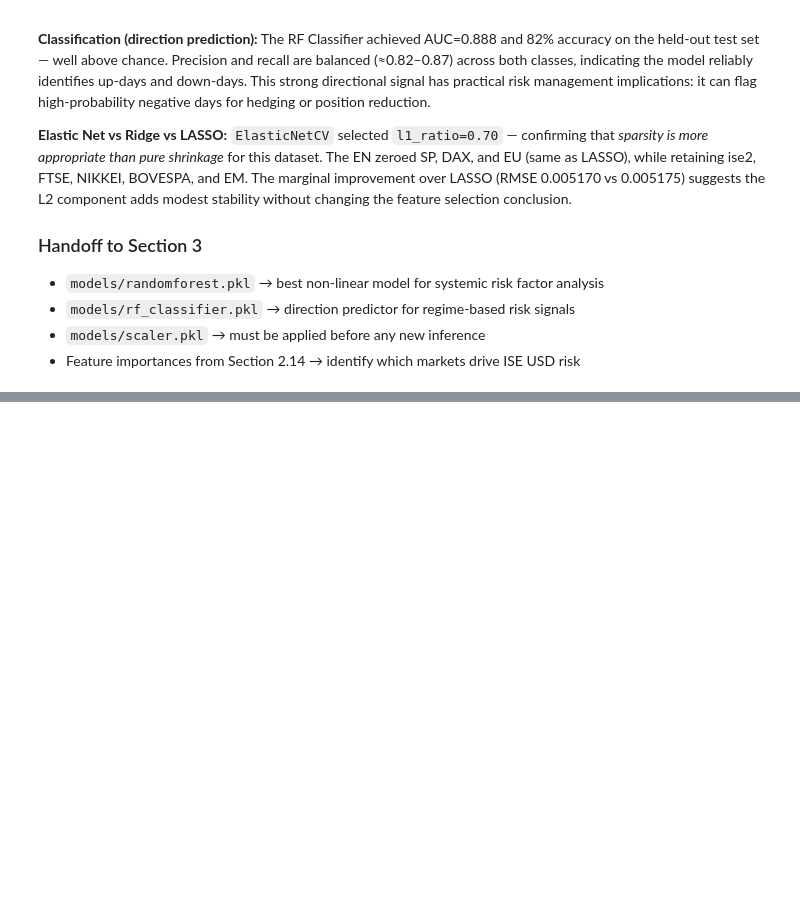
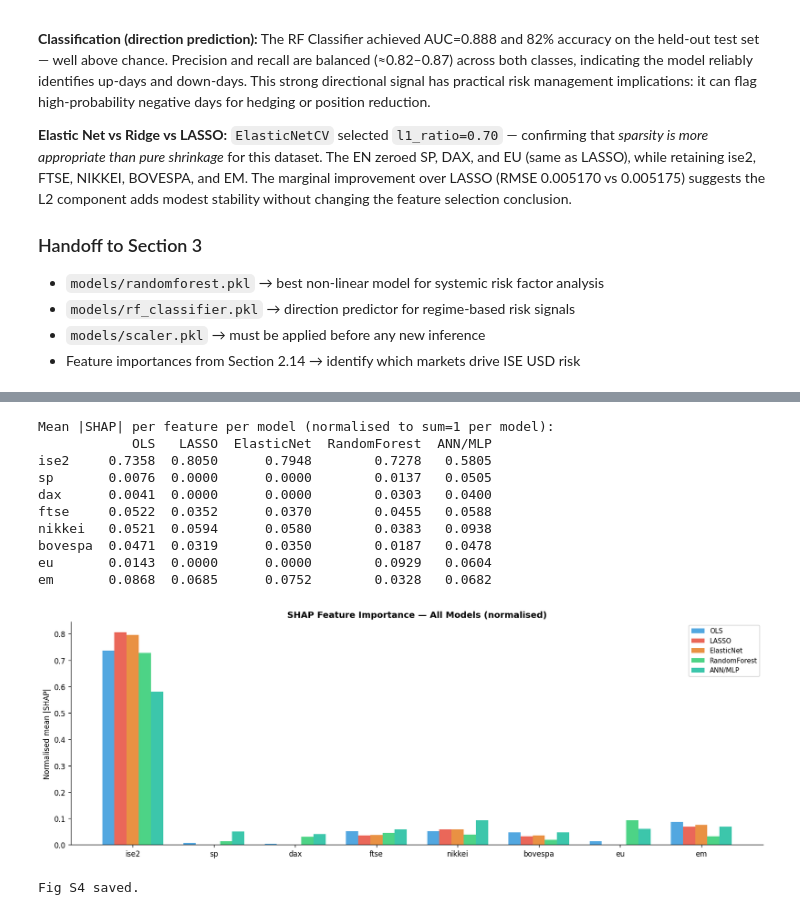
Before and after one commit to rahullath/big-data, a Jupyter notebook: section2_model_build.ipynb, the cells around one changed output, grey strips where cells are left out. Cells and saved outputs as stored; diff of their text form; code cells hidden in the pictures; blank space fills up the shorter version.

```diff
--- a/section2_model_build.ipynb
+++ b/section2_model_build.ipynb
@@ -794,0 +956,45 @@ Saved to ./models/:
+# %%
+# ── Fig S4: Mean |SHAP| comparison — all 5 models ───────────────────────────
+shap_summary = {
+    "OLS":         dict(zip(FEATURES, np.abs(sv_ols).mean(axis=0))),
+    "LASSO":       dict(zip(FEATURES, np.abs(sv_lasso).mean(axis=0))),
+    "ElasticNet":  mean_abs_shap_en,
+    "RandomForest":mean_abs_shap_rf,
+    "ANN/MLP":     mean_abs_shap_mlp,
+}
+shap_df = pd.DataFrame(shap_summary).fillna(0)
+
+# Print table
+print("Mean |SHAP| per feature per model (normalised to sum=1 per model):")
+shap_norm = shap_df.div(shap_df.sum(axis=0), axis=1)
+print(shap_norm.round(4).to_string())
+
+# Plot
+fig, ax = plt.subplots(figsize=(14, 5))
+x = np.arange(len(FEATURES))
+width = 0.15
+model_colors = ["#3498db","#e74c3c","#e67e22","#2ecc71","#1abc9c"]
+for i, (col, color) in enumerate(zip(shap_df.columns, model_colors)):
+    ax.bar(x + i*width, shap_norm[col], width, label=col, color=color, alpha=0.85)
+ax.set_xticks(x + width*2)
+ax.set_xticklabels(FEATURES, fontsize=10)
+ax.set_ylabel("Normalised mean |SHAP|")
+ax.set_title("SHAP Feature Importance — All Models (normalised)", fontweight="bold")
+ax.legend(fontsize=9)
+plt.tight_layout()
+plt.savefig("plots/s2_shap_comparison.png", bbox_inches="tight", dpi=120)
+plt.show()
+print("Fig S4 saved.")
+# %% [output]
+Mean |SHAP| per feature per model (normalised to sum=1 per model):
+            OLS   LASSO  ElasticNet  RandomForest  ANN/MLP
+ise2     0.7358  0.8050      0.7948        0.7278   0.5805
+sp       0.0076  0.0000      0.0000        0.0137   0.0505
+dax      0.0041  0.0000      0.0000        0.0303   0.0400
+ftse     0.0522  0.0352      0.0370        0.0455   0.0588
+nikkei   0.0521  0.0594      0.0580        0.0383   0.0938
+bovespa  0.0471  0.0319      0.0350        0.0187   0.0478
+eu       0.0143  0.0000      0.0000        0.0929   0.0604
+em       0.0868  0.0685      0.0752        0.0328   0.0682
+[figure, added]
+Fig S4 saved.
```
Also changed, not shown: parts of 11 cells of this notebook, 24 other files.
